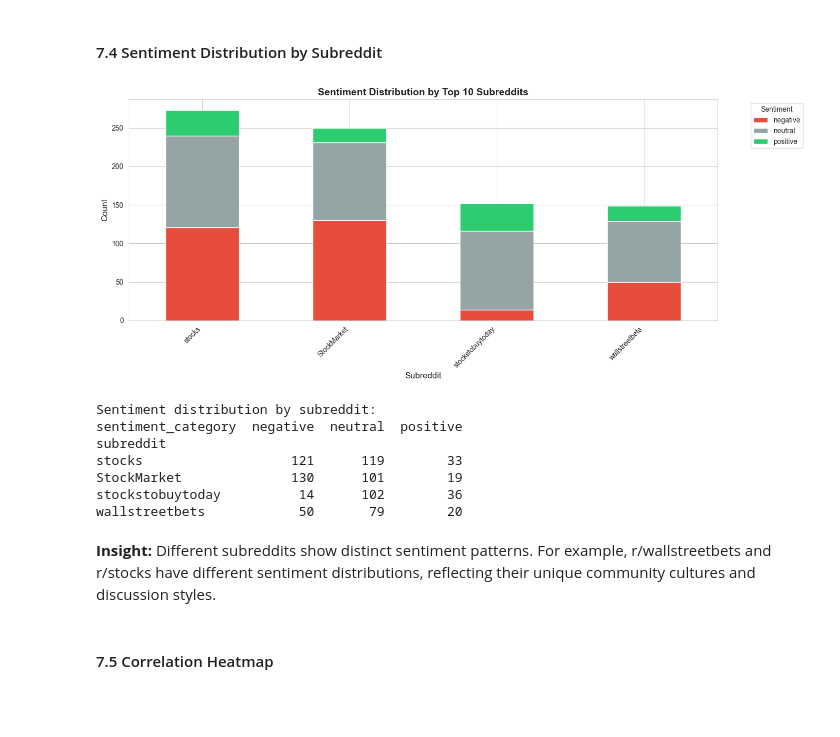
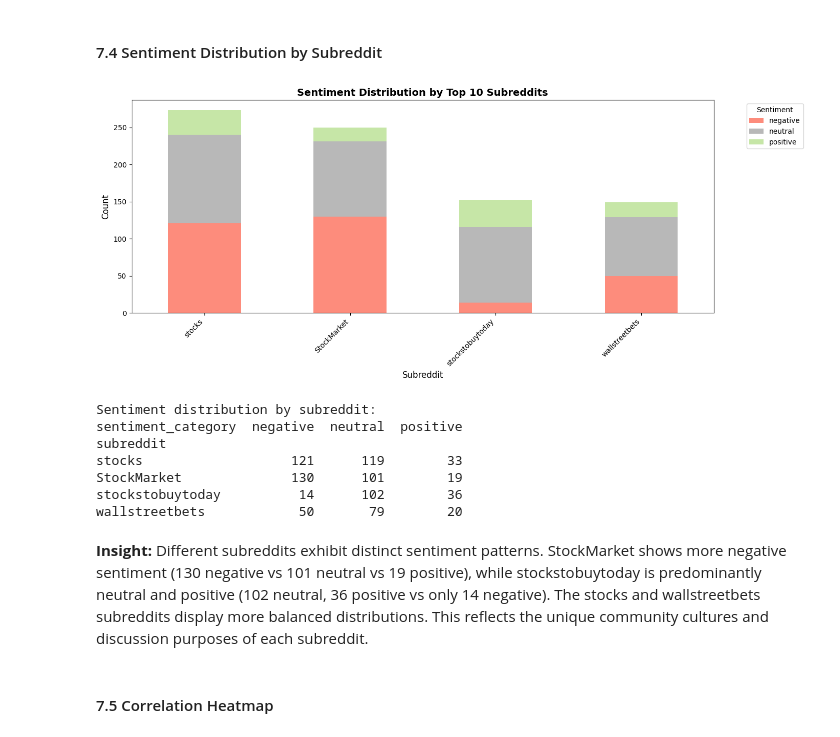
Before and after one commit to ArnoldChen0601/DM2025-Lab1-Exercise, a Jupyter notebook: DM2025-Lab1-Homework.ipynb, the cells around one changed output. Cells and saved outputs as stored; diff of their text form; code cells hidden in the pictures; blank space fills up the shorter version.

```diff
--- a/DM2025-Lab1-Homework.ipynb
+++ b/DM2025-Lab1-Homework.ipynb
@@ -477,28 +669,36 @@ positive            2461.0
 #### 7.4 Sentiment Distribution by Subreddit
 # %%
 # Stacked bar chart for sentiment distribution by subreddit
+# Define consistent color scheme and order
+sentiment_order = ['negative', 'neutral', 'positive']
+sentiment_colors = {'negative': '#FD8C7C', 'neutral': '#B8B8B8', 'positive': '#C6E6A7'}
+colors_list = [sentiment_colors[cat] for cat in sentiment_order]
+
 sentiment_by_subreddit = pd.crosstab(X_reddit_sample['subreddit'],
                                       X_reddit_sample['sentiment_category'])
 
 # Select top subreddits
 top_subreddits = X_reddit_sample['subreddit'].value_counts().head(10).index
 sentiment_by_subreddit_top = sentiment_by_subreddit.loc[top_subreddits]
 
+# Reorder columns to match consistent order
+sentiment_by_subreddit_top = sentiment_by_subreddit_top[sentiment_order]
+
 # Create stacked bar chart
 ax = sentiment_by_subreddit_top.plot(kind='bar', stacked=True, figsize=(14, 6),
-                                      color=['#e74c3c', '#95a5a6', '#2ecc71'])
+                                      color=colors_list)
 plt.title('Sentiment Distribution by Top 10 Subreddits', fontsize=14, fontweight='bold')
 plt.xlabel('Subreddit', fontsize=12)
 plt.ylabel('Count', fontsize=12)
 plt.legend(title='Sentiment', bbox_to_anchor=(1.05, 1), loc='upper left')
 plt.xticks(rotation=45, ha='right')
 plt.tight_layout()
 plt.show()
 
 print("Sentiment distribution by subreddit:")
 print(sentiment_by_subreddit_top)
 # %% [output]
-[figure, old version]
+[figure, new version]
 Sentiment distribution by subreddit:
 sentiment_category  negative  neutral  positive
 subreddit
@@ -506,8 +706,8 @@ stocks                   121      119        33
 StockMarket              130      101        19
 stockstobuytoday          14      102        36
 wallstreetbets            50       79        20
-# %% [markdown]
-**Insight:** Different subreddits show distinct sentiment patterns. For example, r/wallstreetbets and r/stocks have different sentiment distributions, reflecting their unique community cultures and discussion styles.
+# %% [markdown]
+**Insight:** Different subreddits exhibit distinct sentiment patterns. StockMarket shows more negative sentiment (130 negative vs 101 neutral vs 19 positive), while stockstobuytoday is predominantly neutral and positive (102 neutral, 36 positive vs only 14 negative). The stocks and wallstreetbets subreddits display more balanced distributions. This reflects the unique community cultures and discussion purposes of each subreddit.
 # %% [markdown]
 #### 7.5 Correlation Heatmap
 # %%
```
Also changed, not shown: parts of 41 cells of this notebook.
